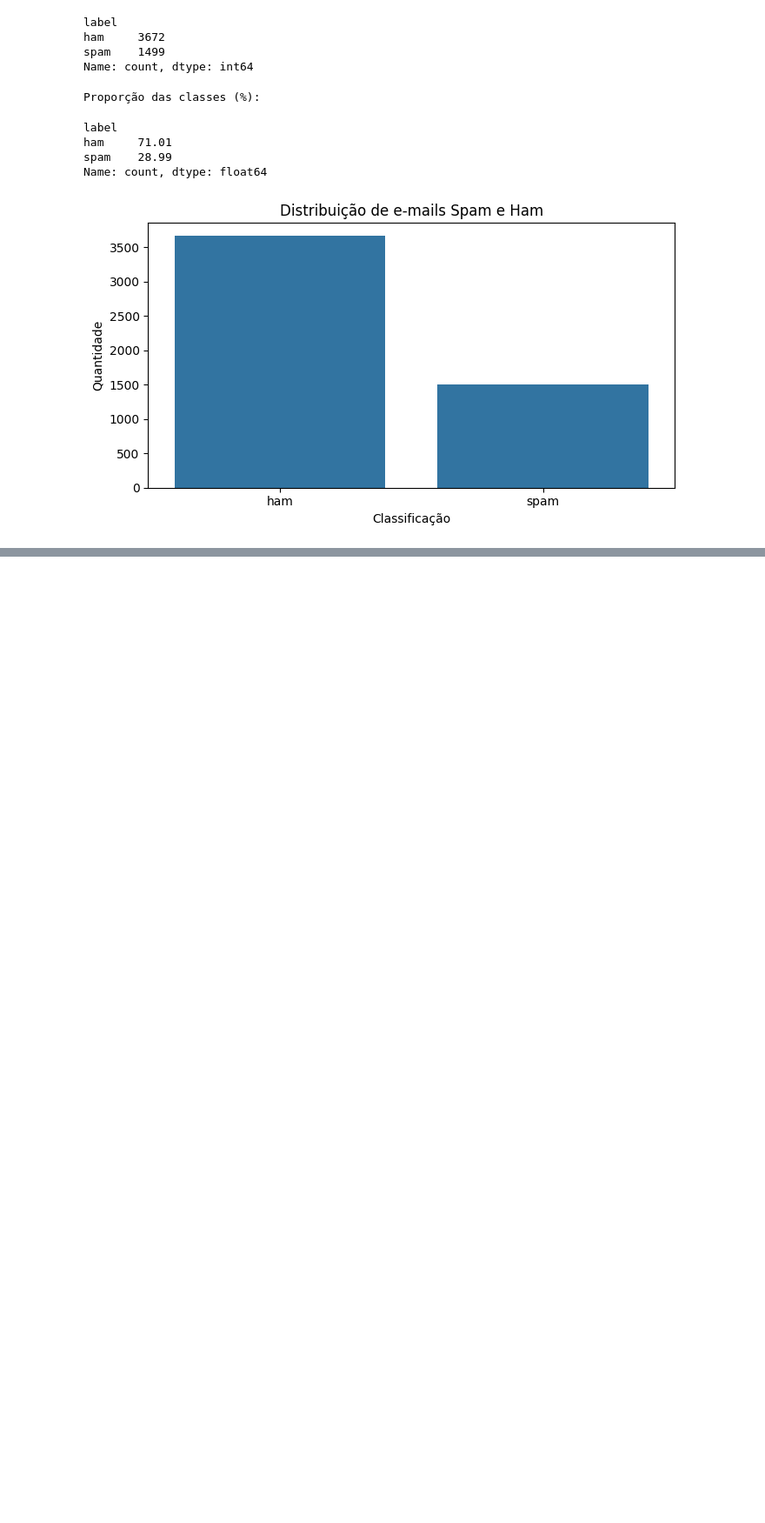
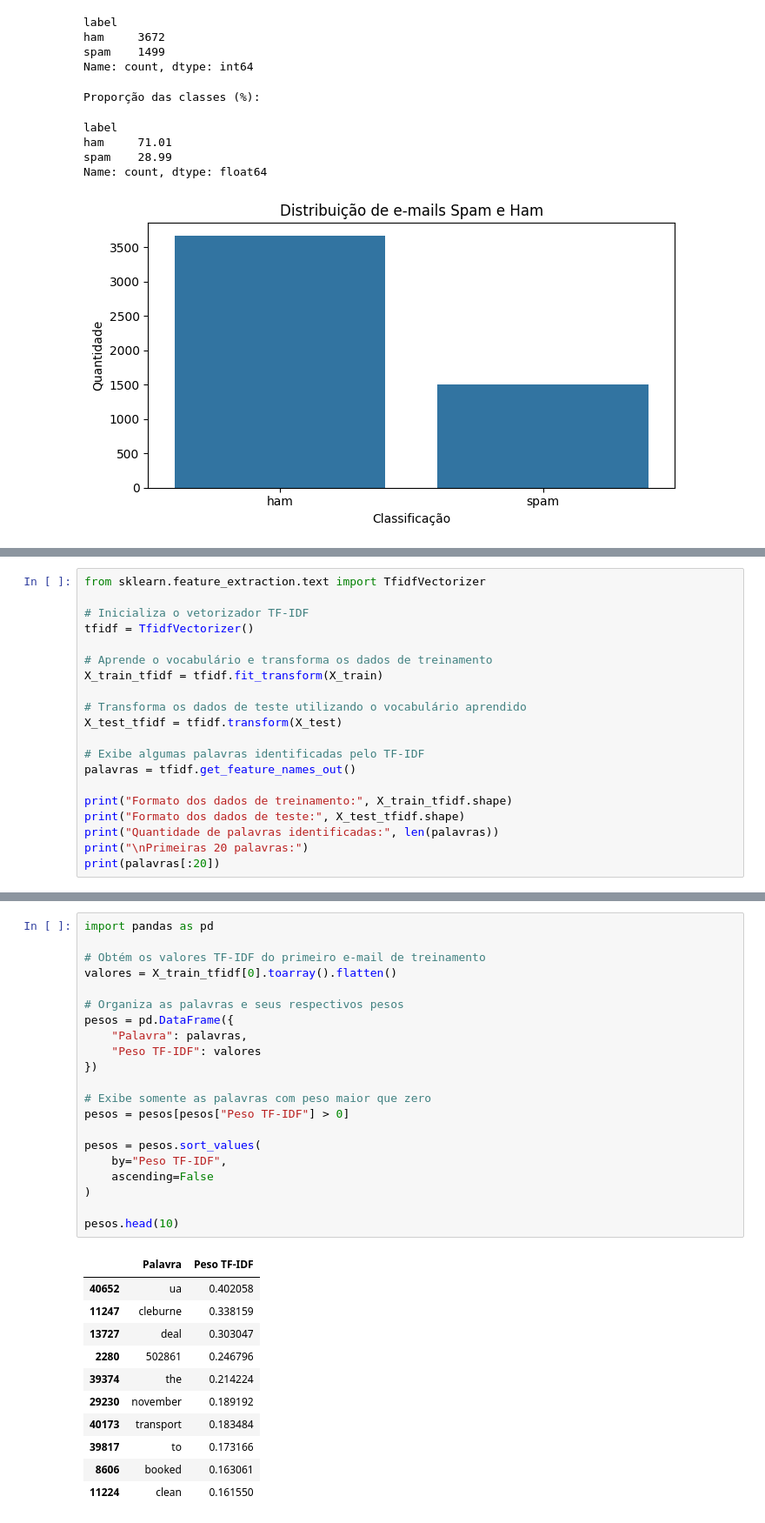
Before and after one commit to Delfino-23/classificacao-emails-spam, a Jupyter notebook: notebooks/modelo_svm.ipynb, the cells around one changed output, grey strips where cells are left out. Shown at 87% size. Cells and saved outputs as stored; diff of their text form; blank space fills up the shorter version.

```diff
--- a/notebooks/modelo_svm.ipynb
+++ b/notebooks/modelo_svm.ipynb
@@ -138,0 +243,20 @@ Name: count, dtype: float64
+# %%
+from sklearn.feature_extraction.text import TfidfVectorizer
+
+# Inicializa o vetorizador TF-IDF
+tfidf = TfidfVectorizer()
+
+# Aprende o vocabulário e transforma os dados de treinamento
+X_train_tfidf = tfidf.fit_transform(X_train)
+
+# Transforma os dados de teste utilizando o vocabulário aprendido
+X_test_tfidf = tfidf.transform(X_test)
+
+# Exibe algumas palavras identificadas pelo TF-IDF
+palavras = tfidf.get_feature_names_out()
+
+print("Formato dos dados de treinamento:", X_train_tfidf.shape)
+print("Formato dos dados de teste:", X_test_tfidf.shape)
+print("Quantidade de palavras identificadas:", len(palavras))
+print("\nPrimeiras 20 palavras:")
+print(palavras[:20])
@@ -138,0 +272,33 @@ Name: count, dtype: float64
+# %%
+import pandas as pd
+
+# Obtém os valores TF-IDF do primeiro e-mail de treinamento
+valores = X_train_tfidf[0].toarray().flatten()
+
+# Organiza as palavras e seus respectivos pesos
+pesos = pd.DataFrame({
+    "Palavra": palavras,
+    "Peso TF-IDF": valores
+})
+
+# Exibe somente as palavras com peso maior que zero
+pesos = pesos[pesos["Peso TF-IDF"] > 0]
+
+pesos = pesos.sort_values(
+    by="Peso TF-IDF",
+    ascending=False
+)
+
+pesos.head(10)
+# %% [output]
+|  | Palavra | Peso TF-IDF |
+| 40652 | ua | 0.402058 |
+| 11247 | cleburne | 0.338159 |
+| 13727 | deal | 0.303047 |
+| 2280 | 502861 | 0.246796 |
+| 39374 | the | 0.214224 |
+| 29230 | november | 0.189192 |
+| 40173 | transport | 0.183484 |
+| 39817 | to | 0.173166 |
+| 8606 | booked | 0.163061 |
+| 11224 | clean | 0.161550 |
```
Also changed, not shown: parts of 24 cells of this notebook, 1 other file.
